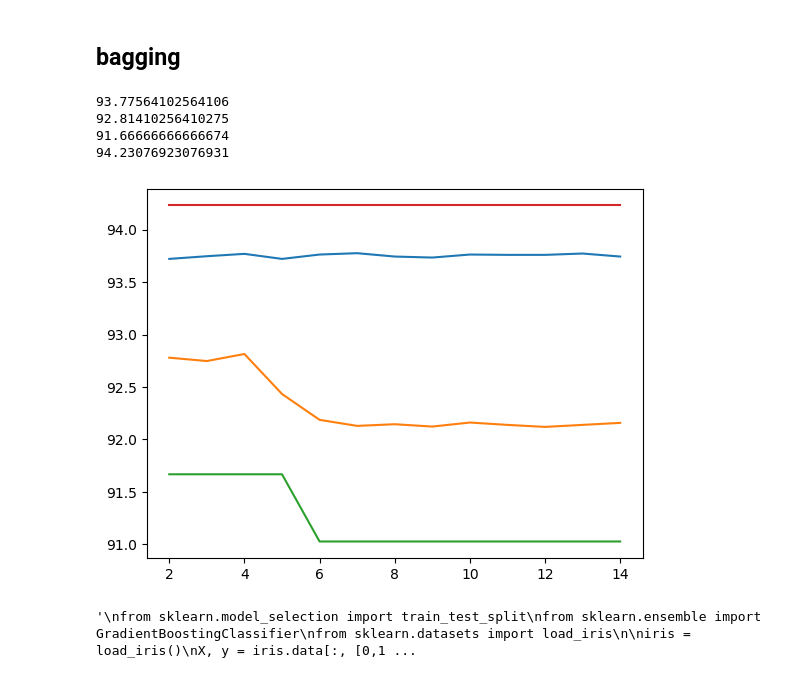
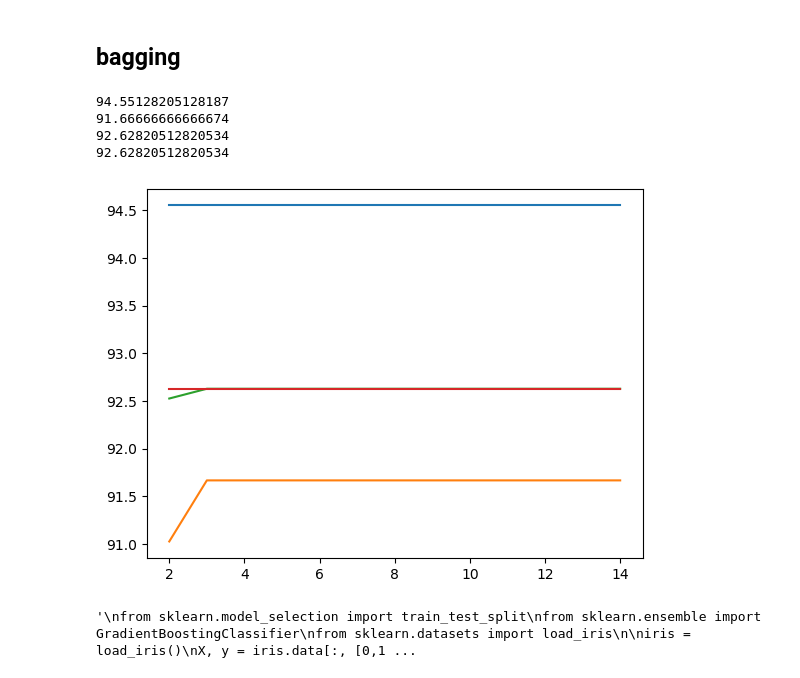
Before and after one commit to izguenther6/orie4741-final, a Jupyter notebook: scripts/trees.ipynb, the cells around one changed output. Cells and saved outputs as stored; diff of their text form; code cells hidden in the pictures.

```diff
--- a/scripts/trees.ipynb
+++ b/scripts/trees.ipynb
@@ -55,7 +52,7 @@ IMPORTANT CONCEPT:
 
 '''
 clf_deps = []
-ms = 3
+ms = 8
 #set train and test data
 for df in [df_a, df_b, df_c, df_d]:
     df=df.sample(frac=1)
@@ -70,37 +67,37 @@ for df in [df_a, df_b, df_c, df_d]:
     #features in training set
     train_x = X.iloc[:t,:].reset_index().iloc[:,1:]
     #features in test set
     test_x = X.iloc[t:,:].reset_index().iloc[:,1:]
     #targets in train set
     train_y = pd.Series(y[:t].reset_index().iloc[:,1:].iloc[:,0])
     #targets in test set
     test_y = pd.Series(y[t:].reset_index().iloc[:,1:].iloc[:,0])
 
     # define the depths
     depths = np.arange(2,15)
     # create an empty data frame for our results
     results = np.zeros(len(depths))
 
     for i in range(100):
         for j in range(len(depths)):
             best_depth_tree = DecisionTreeClassifier(max_depth = depths[j], min_samples_leaf=ms) # creating an instance of a decision tree
             results[j%13] += cross_val_score(best_depth_tree, train_x,
                                         train_y, scoring="accuracy", # getting the cv accuracy metric for the tree at each depth
                         cv=6).mean()
 
 
 
     test = pd.DataFrame({'depths':depths, 'accuracy':results})
     depth = test.loc[test.accuracy.argmax(),'depths']
     print(test.loc[test.accuracy.argmax(),'accuracy'])
     clf_deps = np.append(clf_deps,depth)
     plt.plot(test.depths, test.accuracy)
 # %% [output]
-93.77564102564106
-92.81410256410275
+94.55128205128187
 91.66666666666674
-94.23076923076931
+92.62820512820534
+92.62820512820534
-[figure, old version]
+[figure, new version]
 # %%
 # define tree IF 1 the same
 a_depth = clf_deps[0]
```
Also changed, not shown: parts of 12 cells of this notebook, 5 other files.
